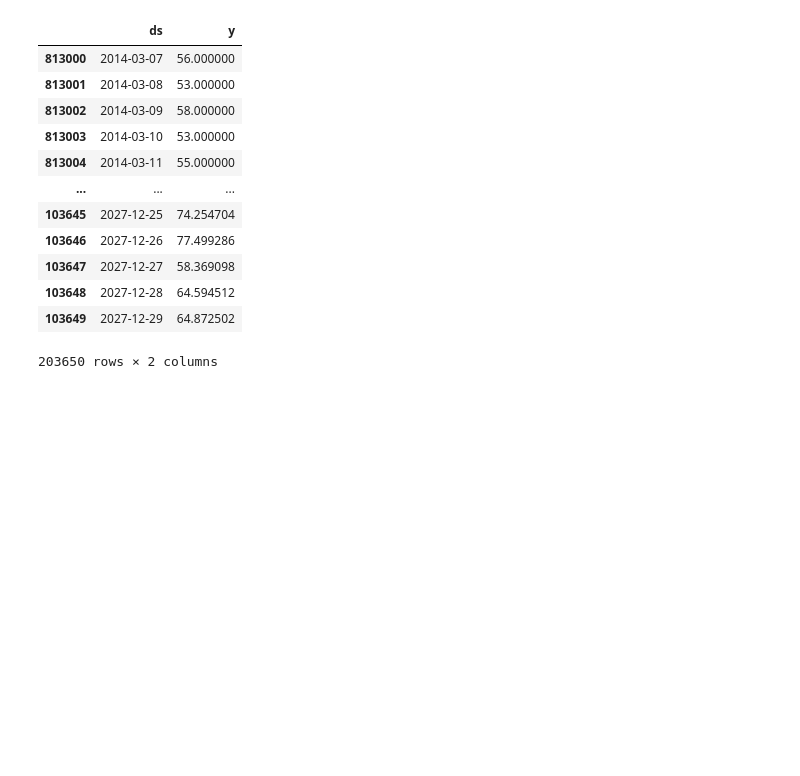
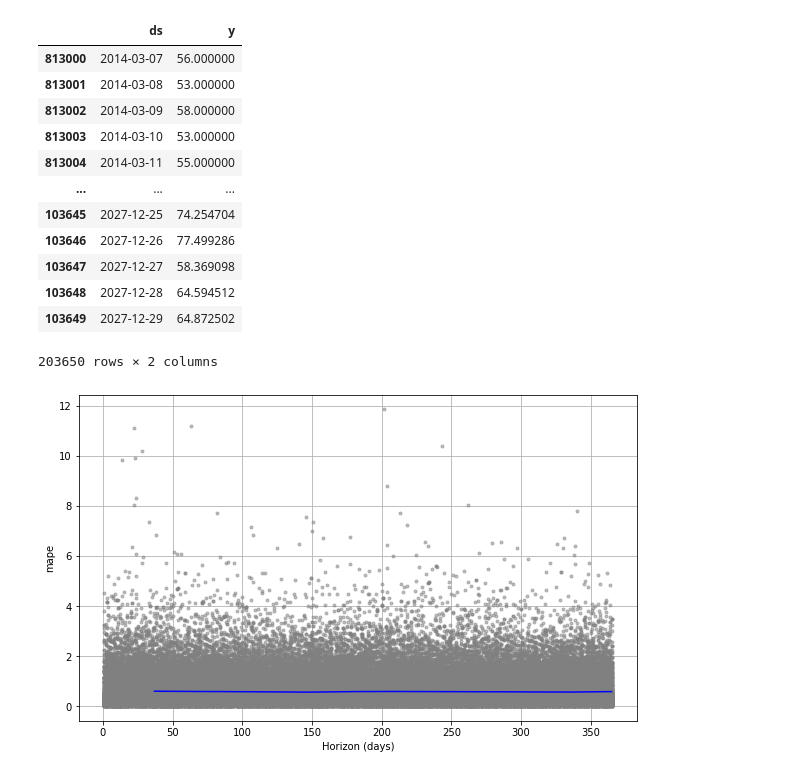
Before and after one commit to varalakshmiarcot/StoreitemDemandForecasting-using-Time-Series, a Jupyter notebook: Store_item_demand_using_prophet.ipynb, the cells around one changed output. Saved outputs shown, nothing was run; the diff lists cells and outputs as text; code cells hidden in the pictures; blank space fills up the shorter version.

```diff
--- a/Store_item_demand_using_prophet.ipynb
+++ b/Store_item_demand_using_prophet.ipynb
@@ -216,0 +247,3 @@ forecast_10years.head()
+# %%
+df_cv10years = cross_validation(m, initial='730 days', period=' 180 days',horizon = '365 days')
+df_cv10years.head()
@@ -248,3 +299,8 @@ df_merge10years
 | 103648 | 2027-12-28 | 64.594512 |
 | 103649 | 2027-12-29 | 64.872502 |
 203650 rows × 2 columns
+# %%
+from fbprophet.plot import plot_cross_validation_metric
+fig = plot_cross_validation_metric(df_cv10years, metric='mape')
+# %% [output]
+[figure, added]
```
Also changed, not shown: parts of 16 cells of this notebook.
